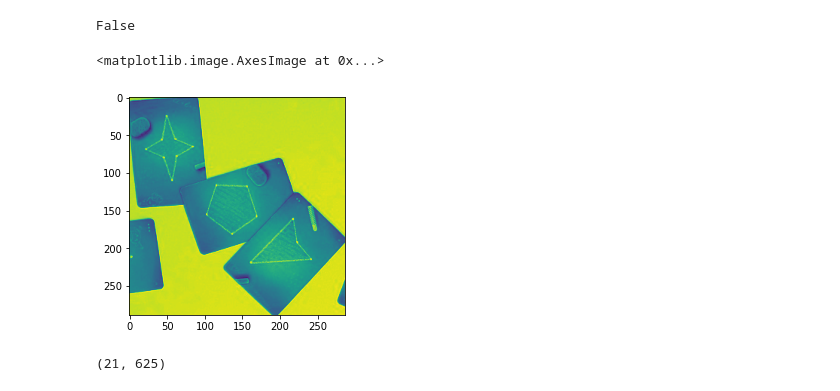
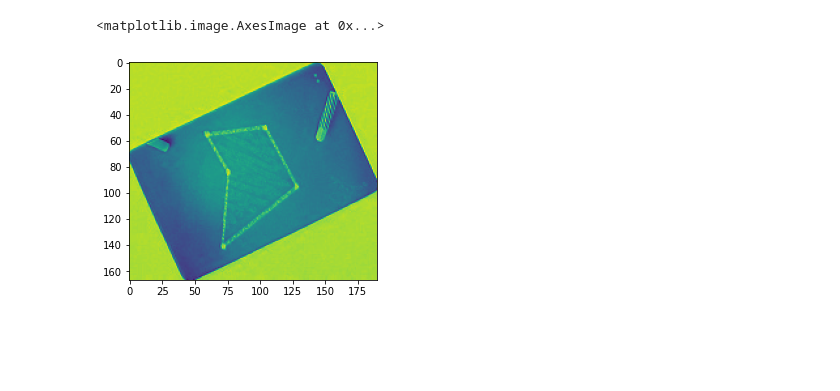
Before and after one commit to antip00/computer_vision, a Jupyter notebook: computer vision.ipynb, the cells around one changed output. Saved outputs shown, nothing was run; the diff lists cells and outputs as text; code cells hidden in the pictures; blank space fills up the shorter version.

```diff
--- a/computer vision.ipynb
+++ b/computer vision.ipynb
@@ -140,0 +320,11 @@ disp(pr(lens))**(1/2)
+# %%
+new_im = copy.deepcopy(RGB1)
+
+for i in range(len(new_im)):
+    for j in range(len(new_im[0])):
+        new_im[i,j]=0
+
+for i in lin_reg_data1:
+    for j in i[2]:
+        new_im[j[0],j[1]]=1
+plt.imshow(new_im)
@@ -145,4 +338,3 @@ avg_card_size = sum(lens[lens<min_card_size*1.5])/len(lens[lens<min_card_size*1.
 # %%
-for i in pointss:
-    print(round(len(i) / avg_card_size))
+len(qkrq)
 # %% [output]
@@ -167,2 +342,2 @@ for i in pointss:
 # %%
-print(lens)
+qkrq1 = qkrq + [i[2] for i in lin_reg_data1]
@@ -174,8 +343,0 @@ new_im = copy.deepcopy(RGB1)
-# %%
-for i in range(len(new_im)):
-    for j in range(len(new_im[0])):
-        new_im[i,j]=0
-
-for i in pointss:
-    for j in i:
-        new_im[j[0],j[1]]=255
@@ -208,39 +344,15 @@ sorted(pointss[0])
-# %%
-(53,742) in pointss[0]
-# %% [output]
-False
 # %%
-card = pointss[1]
+card = qkrq1[15]
 bottom = min([i[0] for i in card])
 top = max([i[0] for i in card])
 left = min([i[1] for i in card])
 right = max([i[1] for i in card])
 card_in_pixels = np.zeros(shape = (top-bottom, right-left), dtype = "uint8")
 for i in range(bottom, top):
     for j in range(left, right):
         card_in_pixels[i-bottom, j-left] = blue[i,j]
 
 plt.imshow(card_in_pixels)
 # %% [output]
 <matplotlib.image.AxesImage at 0x...>
-[figure, old version]
+[figure, new version]
-# %%
-def center(points):
-    N = len(points)
-    x_center = sum([point[0] for point in points])/N
-    y_center = sum([point[1] for point in points])/N
-    return x_center, y_center
-
-def farthest_point(points, point):
-    max_dist = 0
-    my_point = point
-    for some_point in points:
-        if dist(some_point, point) > max_dist:
-            max_dist = dist(some_point, point)
-            my_point = some_point
-
-    return my_point
-
-farthest_point(pointss[1], center(pointss[1]))
-# %% [output]
-(21, 625)
```
Also changed, not shown: parts of 56 cells of this notebook, 2 other files.
